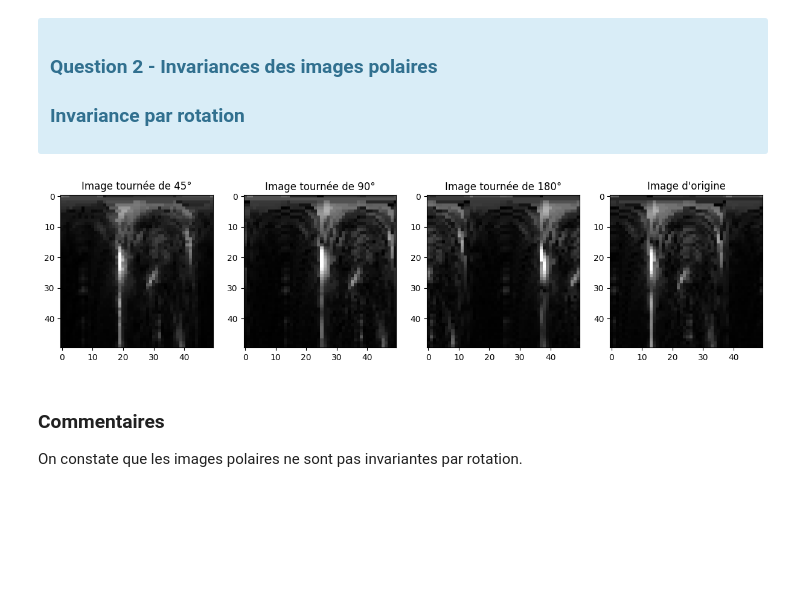
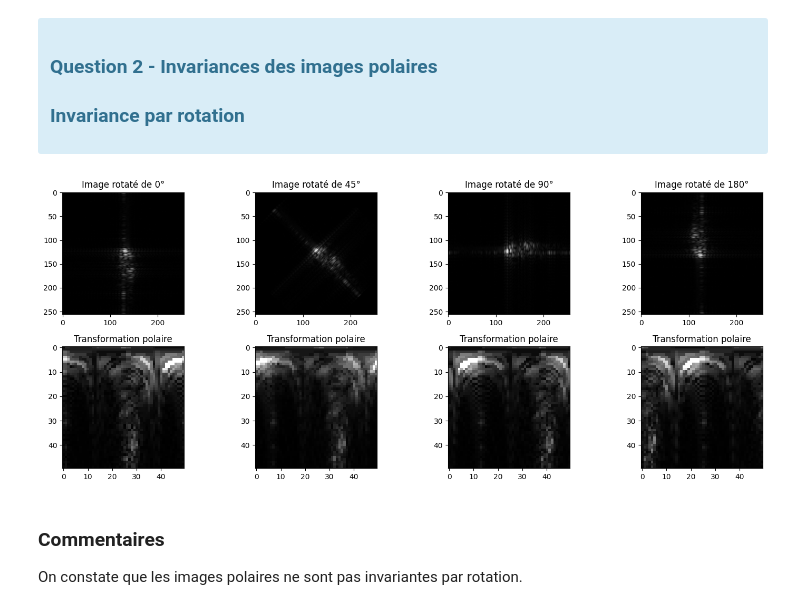
Before and after one commit to Rayane-Maker/TP-Classification-KNN, a Jupyter notebook: BE_Note_Raphael.ipynb, the cells around one changed output. Saved outputs shown, nothing was run; the diff lists cells and outputs as text; code cells hidden in the pictures; blank space fills up the shorter version.

```diff
--- a/BE_Note_Raphael.ipynb
+++ b/BE_Note_Raphael.ipynb
@@ -228,36 +243,31 @@ La représentation des images en coordonnées polaires permet de mettre en évid
 <h3 class="alert-heading"> Question 2 - Invariances des images polaires</h3>
 
 ### Invariance par rotation
-# %%
-#
-# Supposons que 'image' soit votre image d'origine
-image = random.choice(images)
-
-def rotate_image_polar(image, angle):
-    image_rotated = rotate(image, angle)
-    image_polar = polaire(image_rotated)
-    return image_polar
-
-image_rot_45 = rotate_image_polar(image, 45)
-image_rot_90 = rotate_image_polar(image, 90)
-image_rot_180 = rotate_image_polar(image, 180)
-
-plt.subplots(1,4,figsize=(15,6))
-plt.subplot(1,4,1)
-plt.imshow(image_rot_45, cmap='gray')
-plt.title("Image tournée de 45°")
-plt.subplot(1,4,2)
-plt.imshow(image_rot_90, cmap='gray')
-plt.title("Image tournée de 90°")
-plt.subplot(1,4,3)
-plt.imshow(image_rot_180, cmap='gray')
-plt.title("Image tournée de 180°")
-plt.subplot(1,4,4)
-plt.imshow(polaire(image), cmap='gray')
-plt.title("Image d'origine")
-plt.show()
-# %% [output]
-[figure, removed]
+# %%
+#
+# Supposons que 'image' soit votre image d'origine
+image = random.choice(images)
+
+angles = [0,45,90,180]
+
+cols_count = len(angles)
+fig, axes = plt.subplots(2, cols_count, figsize=(15, 6))
+
+for i in range(len(angles)):
+    angle = angles[i]
+    image_rotated = rotate(image, angle)
+    image_polar = polaire(image_rotated)
+
+    axes[0, i].imshow(image_rotated, cmap='gray')
+    axes[0, i].set_title(f"Image rotaté de {angle}°")
+
+    axes[1, i].imshow(image_polar, cmap='gray')
+    axes[1, i].set_title(f"Transformation polaire")
+
+plt.tight_layout()
+plt.show()
+# %% [output]
+[figure, added]
 # %% [markdown]
 ### Commentaires
 On constate que les images polaires ne sont pas invariantes par rotation.
```
Also changed, not shown: parts of 18 cells of this notebook, 1 other file.
